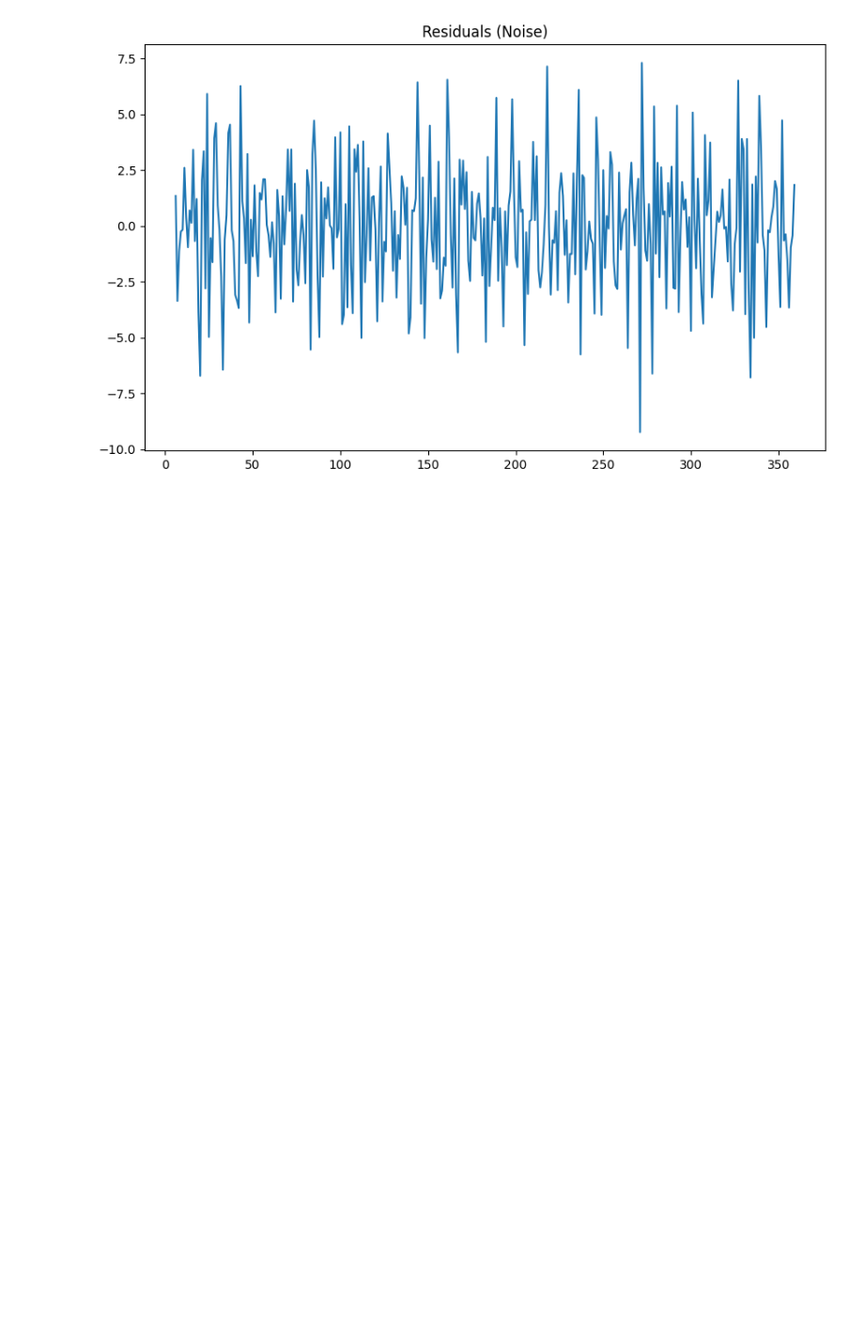
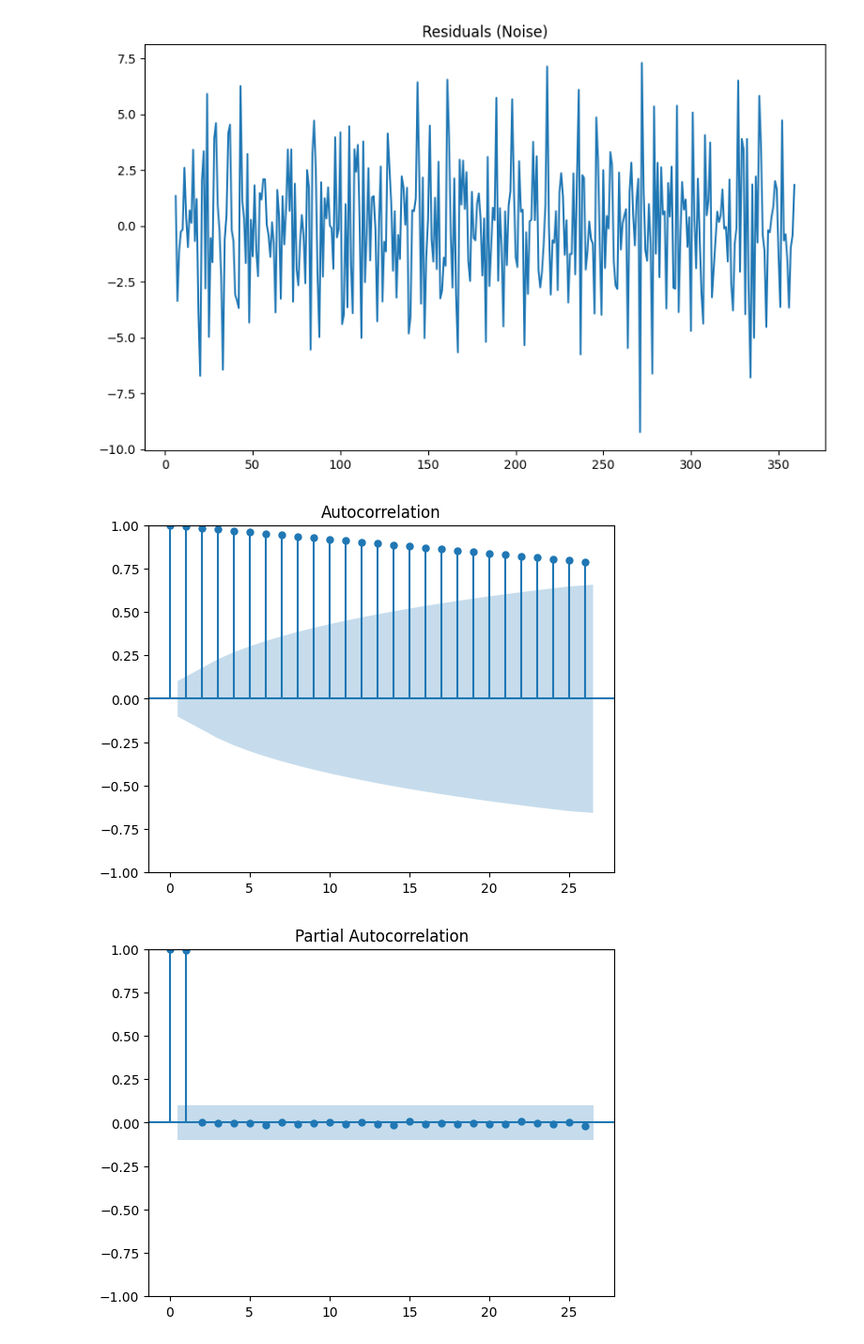
Before and after one commit to SayLesAI/SayLesAI-Time-Series-forecasting, a Jupyter notebook: src/explore.ipynb, the cells around one changed output. Shown: that part at 94% size. Saved outputs shown, nothing was run; the diff lists cells and outputs as text; code cells hidden in the pictures; blank space fills up the shorter version.

```diff
--- a/src/explore.ipynb
+++ b/src/explore.ipynb
@@ -60,5 +66,14 @@ plt.title("Residuals (Noise)")
 plt.show()
 # %% [output]
 [figure]
+# %%
+from statsmodels.graphics.tsaplots import plot_acf, plot_pacf
+
+plot_acf(df['sales'])
+plot_pacf(df['sales'])
+plt.show()
+# %% [output]
+[figure, added]
+[figure, added]
 # %%
 # Split the data into x and y
```
Also changed, not shown: parts of 12 cells of this notebook.
